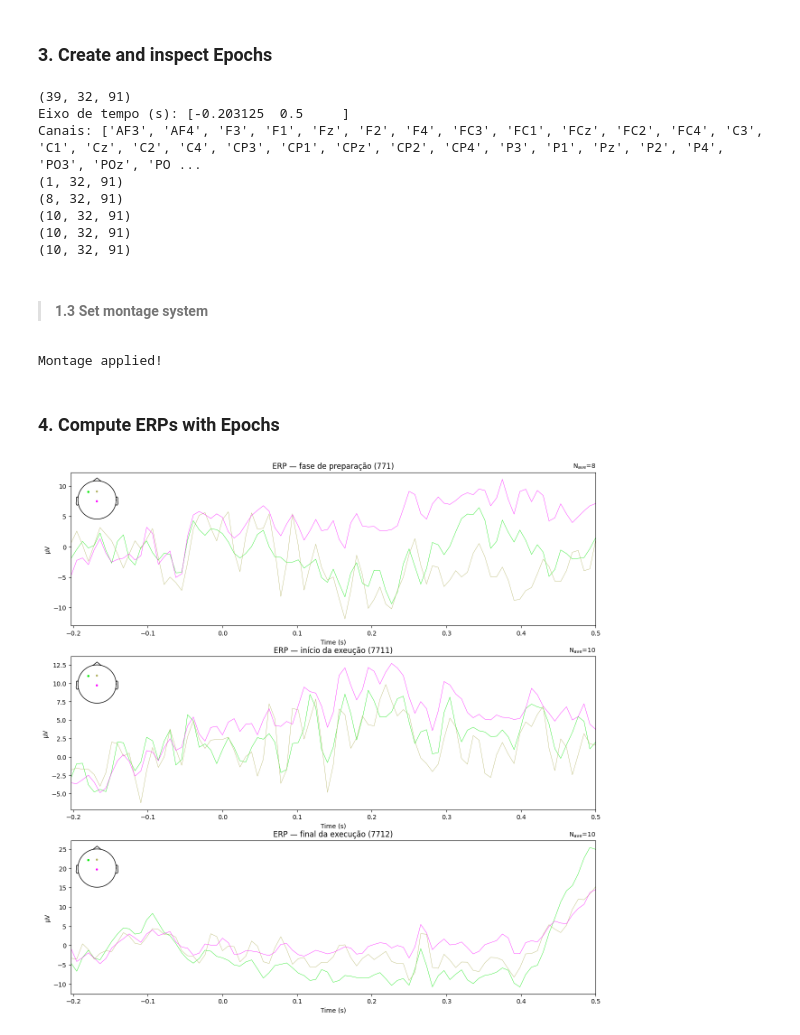
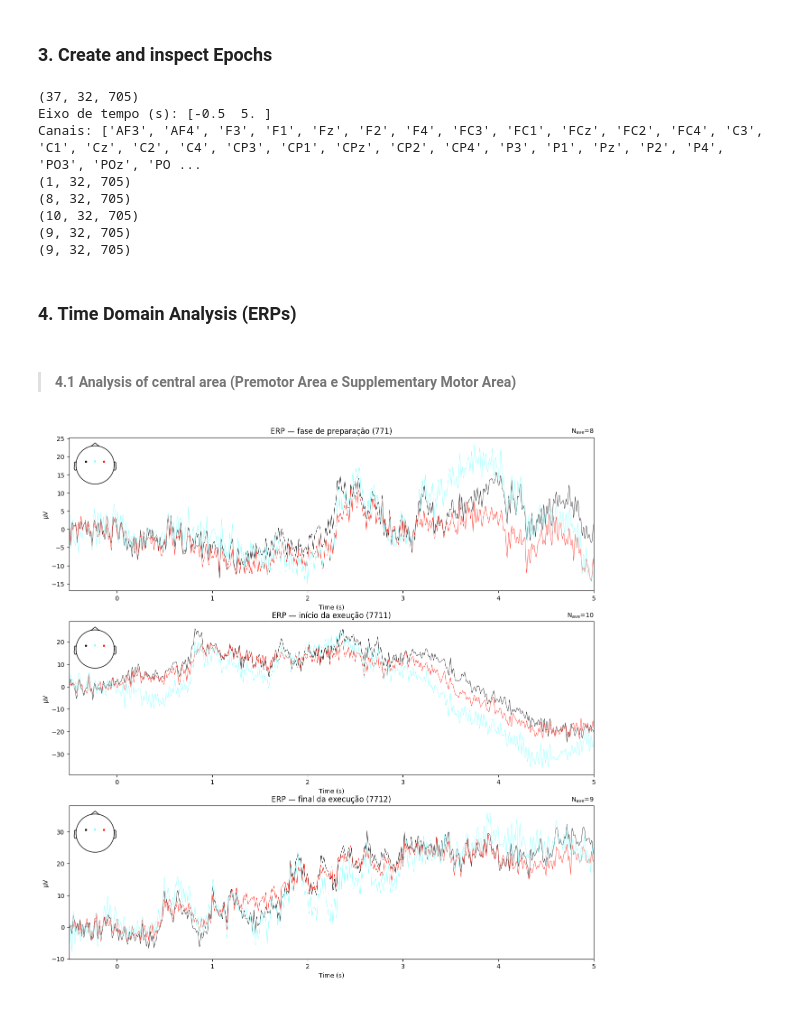
Before and after one commit to KaiqueIvo04/eeg_emg_analysis, a Jupyter notebook: eegAnalysis.ipynb, the cells around one changed output. Cells and saved outputs as stored; diff of their text form; code cells hidden in the pictures.

Commit message:
Feat: - ERPs comparison between central and central-parietal areas - Starting PSDs analysis

```diff
--- a/eegAnalysis.ipynb
+++ b/eegAnalysis.ipynb
@@ -177,8 +177,8 @@ epochs = mne.Epochs(
     raw,
     events,
     event_id=event_id,
-    tmin=-0.2,
-    tmax=0.5,
+    tmin=-0.5,
+    tmax=5,
     baseline=(None, 0),
     picks="eeg",
     preload=True,
@@ -198,47 +198,37 @@ print(epochs["exec_end"].get_data().shape)
 print(epochs["trial_end"].get_data().shape)
 #print(epochs["session_boundary"].get_data().shape)
 # %% [output]
-(39, 32, 91)
-Eixo de tempo (s): [-0.203125  0.5     ]
+(37, 32, 705)
+Eixo de tempo (s): [-0.5  5. ]
 Canais: ['AF3', 'AF4', 'F3', 'F1', 'Fz', 'F2', 'F4', 'FC3', 'FC1', 'FCz', 'FC2', 'FC4', 'C3', 'C1', 'Cz', 'C2', 'C4', 'CP3', 'CP1', 'CPz', 'CP2', 'CP4', 'P3', 'P1', 'Pz', 'P2', 'P4', 'PO3', 'POz', 'PO ...
-(1, 32, 91)
-(8, 32, 91)
-(10, 32, 91)
-(10, 32, 91)
-(10, 32, 91)
+(1, 32, 705)
+(8, 32, 705)
+(10, 32, 705)
+(9, 32, 705)
+(9, 32, 705)
-# %% [markdown]
-> #### 1.3 Set montage system
-# %%
-# MOSTRAR LISTA DE MONTAGENS DISPONÍVEIS
-#print(mne.channels.get_builtin_montages(descriptions=False))
-
-# ATIVAR MONTAGEM SELECIONADA
-montage = mne.channels.make_standard_montage('standard_1020')
-raw.set_montage(montage=montage, on_missing='warn')
-print("Montage applied!")
-# %% [output]
-Montage applied!
 # %% [markdown]
-### 4. Compute ERPs with Epochs
+### 4. Time Domain Analysis (ERPs)
+# %% [markdown]
+> #### 4.1 Analysis of central area (Premotor Area e Supplementary Motor Area)
 # %%
 # MÉDIA DE TODAS AS TENTATIVAS DE UM EVENTO (ERPs)
 evoked_prep = epochs["preparation"].average()
 evoked_exec_start = epochs["exec_start"].average()
 evoked_exec_end = epochs["exec_end"].average()
 
-# ESCOLHER UM CANAL DE CADA ÁREA MOTORA
-picks = ["FC3", "FCz", "CPz"]
+# ESCOLHER UM CANAIS
+picks_central_area = ["C3", "C4", "Cz"]
 
 # CONFIGURAÇÃO DE GRÁFICOS CONJUNTOS
 fig, axes = plt.subplots(3, 1, figsize=(15, 15))
 
-evoked_prep.plot(axes=axes[0], picks=picks, spatial_colors=True, show=False);                 # spatial_colors: Necessário ter uma montagem aplicada.
-evoked_exec_start.plot(axes=axes[1], picks=picks, spatial_colors=True, show=False);
-evoked_exec_end.plot(axes=axes[2], picks=picks, spatial_colors=True, show=False);
+evoked_prep.plot(axes=axes[0], picks=picks_central_area, spatial_colors=True, show=False);                 # spatial_colors: Necessário ter uma montagem aplicada.
+evoked_exec_start.plot(axes=axes[1], picks=picks_central_area, spatial_colors=True, show=False);
+evoked_exec_end.plot(axes=axes[2], picks=picks_central_area, spatial_colors=True, show=False);
 
 axes[0].set_title("ERP — fase de preparação (771)")
 axes[1].set_title("ERP — início da exeução (7711)")
 axes[2].set_title("ERP — final da execução (7712)")
 plt.show()
 # %% [output]
-[figure, old version]
+[figure, new version]
```
Also changed, not shown: parts of 4 cells of this notebook.
